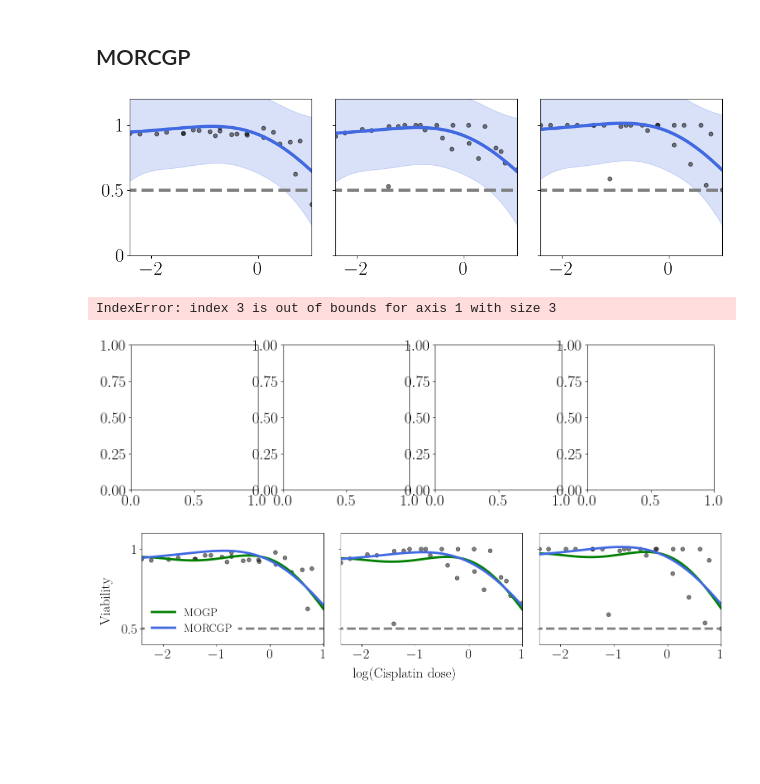
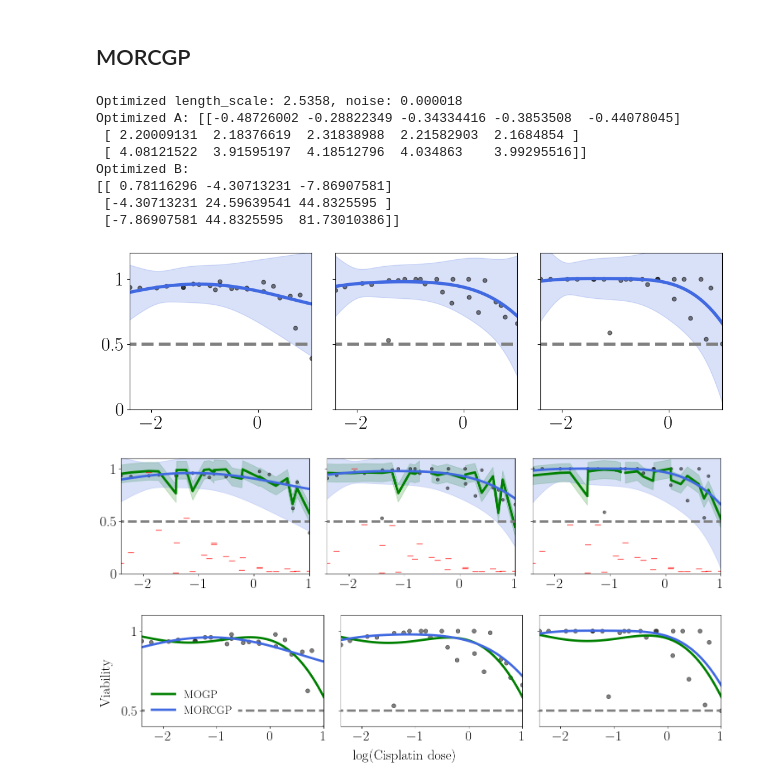
Before and after one commit to joshuarooijakkers/robust_conjugate_MOGP, a Jupyter notebook: experiments/cisplatin/cisplatin_MOGP.ipynb, the cells around one changed output. Drawn from its saved outputs; the diff is of its cells as text; code cells hidden in the pictures; blank space fills up the shorter version.

Commit message:
Implemented MORCGP LOOCV on cisplatin

```diff
--- a/experiments/cisplatin/cisplatin_MOGP.ipynb
+++ b/experiments/cisplatin/cisplatin_MOGP.ipynb
@@ -217,7 +228,7 @@ morcgp = MORCGPRegressor(n_outputs = n_outputs, mean = prior_mean, length_scale=
 predictive_means, predictive_variances = morcgp.fit(x, Y)
 
 # Optimize hyperparameters
-# morcgp.optimize_hyperparameters()
+morcgp.optimize_loo_cv(weighted=False, print_opt_param = True, print_iter_param=False)
 
 # Predict on test points
 x_test = np.linspace(-2.5, 1.5, 100).reshape(-1, 1)
@@ -254,42 +265,49 @@ for i in range(n_outputs):
 plt.tight_layout(rect=[0.05, 0.05, 1, 1])  # Leave room for the labels
 plt.show()
 # %% [output]
+Optimized length_scale: 2.5358, noise: 0.000018
+Optimized A: [[-0.48726002 -0.28822349 -0.34334416 -0.3853508  -0.44078045]
+ [ 2.20009131  2.18376619  2.31838988  2.21582903  2.1684854 ]
+ [ 4.08121522  3.91595197  4.18512796  4.034863    3.99295516]]
+Optimized B:
+[[ 0.78116296 -4.30713231 -7.86907581]
+ [-4.30713231 24.59639541 44.8325595 ]
+ [-7.86907581 44.8325595  81.73010386]]
-[figure, old version]
+[figure, new version]
 # %%
 # Plotting
-fig, axs = plt.subplots(1, 4, figsize=(4 * 4, 4))  # Dynamically adjust figure size
+fig, axs = plt.subplots(1, 3, figsize=(4 * 4, 4))  # Dynamically adjust figure size
 
-for i, j in enumerate([3, 13, 15, 41]):
-    axs[i].plot(x.flatten(), Y[:, j], 'o', color='black', alpha=0.5)
+for i in range(3):
+    axs[i].plot(x.flatten(), Y[:, i], 'o', color='black', alpha=0.5)
 
-    axs[i].plot(x.flatten(), predictive_means[:, j], '-', color='green', label=f'Predictive Mean')
-    axs[i].fill_between(x.flatten(), predictive_means[:, j] - np.sqrt(predictive_variances)[:, j], predictive_means[:, j] + np.sqrt(predictive_variances)[:, j], color='green', alpha=0.2, label=f'±2 Std. Dev.')
+    axs[i].plot(x.flatten(), predictive_means[:, i], '-', color='green', label=f'Predictive Mean')
+    axs[i].fill_between(x.flatten(), predictive_means[:, i] - np.sqrt(predictive_variances)[:, i], predictive_means[:, i] + np.sqrt(predictive_variances)[:, i], color='green', alpha=0.2, label=f'±2 Std. Dev.')
 
-    axs[i].plot(x.flatten(), ((morcgp.w.reshape(n_outputs,-1).T/(morcgp.noise/2)**0.5))[:,j], '_', color='red', label=f'Predictive Mean', markersize=10)
+    axs[i].plot(x.flatten(), ((morcgp.w.reshape(n_outputs,-1).T/(morcgp.noise/2)**0.5))[:,i], '_', color='red', label=f'Predictive Mean', markersize=10)
 
     axs[i].plot(x_test, prior_mean * np.ones((len(x_test), 1)), '--', color='grey')
-    axs[i].plot(x_test.flatten(), mu[:, j], '-', color='royalblue', label='Predicted Mean')
-    axs[i].fill_between(x_test.flatten(), mu[:, j] - 2*std[:, j], mu[:, j] + 2*std[:, j],
+    axs[i].plot(x_test.flatten(), mu_morcgp[:, i], '-', color='royalblue', label='Predicted Mean')
+    axs[i].fill_between(x_test.flatten(), mu_morcgp[:, i] - 2*std_morcgp[:, i], mu_morcgp[:, i] + 2*std_morcgp[:, i],
                         color='royalblue', alpha=0.2, label='±2 Std. Dev.')
 
     axs[i].set_ylim([0.9, 1.1])
     axs[i].set_xlim([x[0], x[-1]])
     axs[i].set_yticks([0, 0.5, 1])
 
     if i == 0:
         axs[i].set_yticklabels(['0', '0.5', '1'])  # Only show labels on the leftmost plot
     else:
         axs[i].set_yticklabels([])  # Hide on all others
 
 # # Common axis labels
 # fig.text(0.5, 0.04, 'log cisplatin dose', ha='center', fontsize=24)
 # fig.text(0.04, 0.5, 'Viability', va='center', rotation='vertical', fontsize=24)
 
 plt.tight_layout(rect=[0.05, 0.05, 1, 1])  # Leave room for the labels
 plt.show()
 # %% [output]
-IndexError: index 3 is out of bounds for axis 1 with size 3
-[figure, old version]
+[figure, new version]
 # %%
 # Plotting
 fig, axs = plt.subplots(1, 3, figsize=(16, 4))  # Dynamically adjust figure size
@@ -320,4 +338,4 @@ fig.text(0.04, 0.5, 'Viability', va='center', rotation='vertical', fontsize=24)
 plt.tight_layout(rect=[0.05, 0.05, 1, 1])  # Leave room for the labels
 plt.show()
 # %% [output]
-[figure, old version]
+[figure, new version]
```
Also changed, not shown: parts of 2 cells of this notebook.
